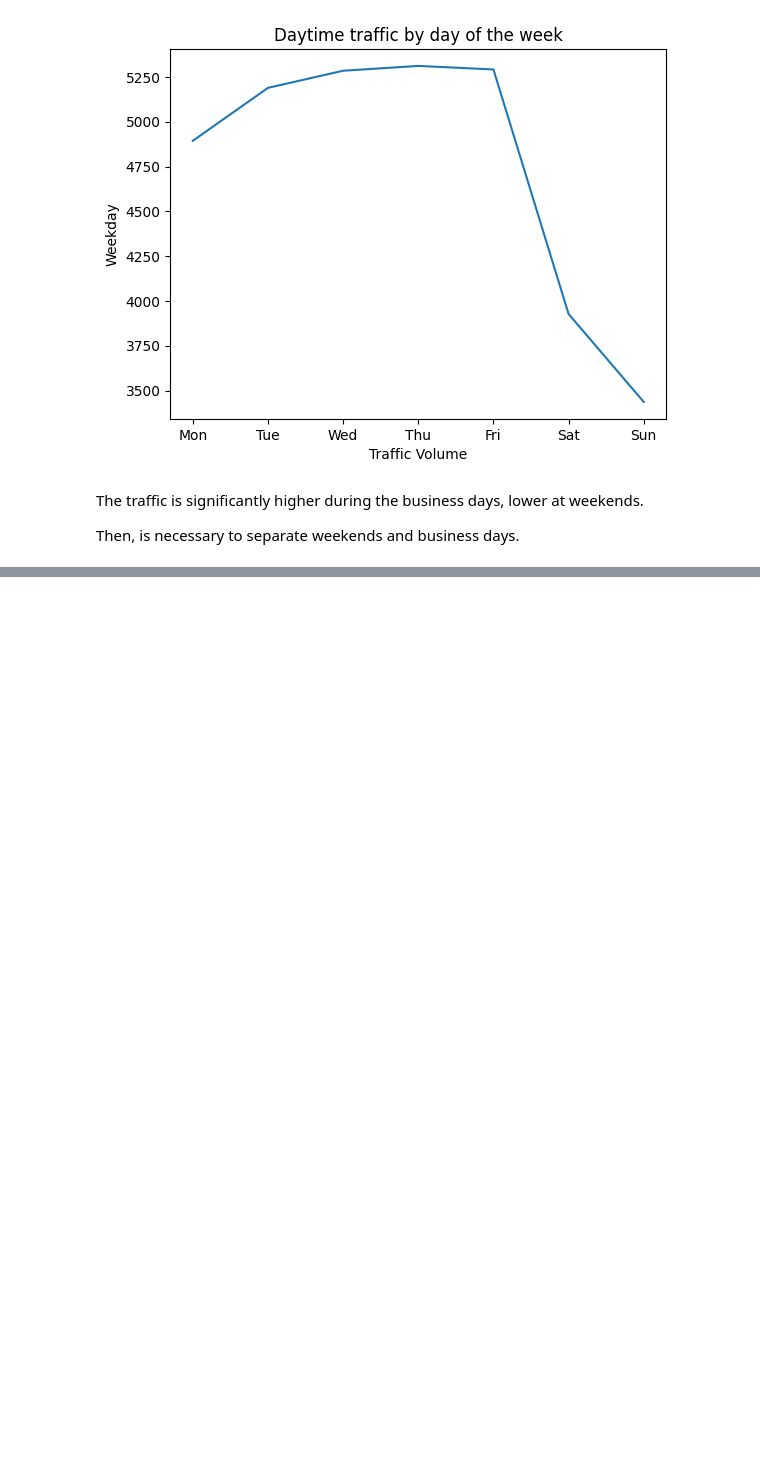
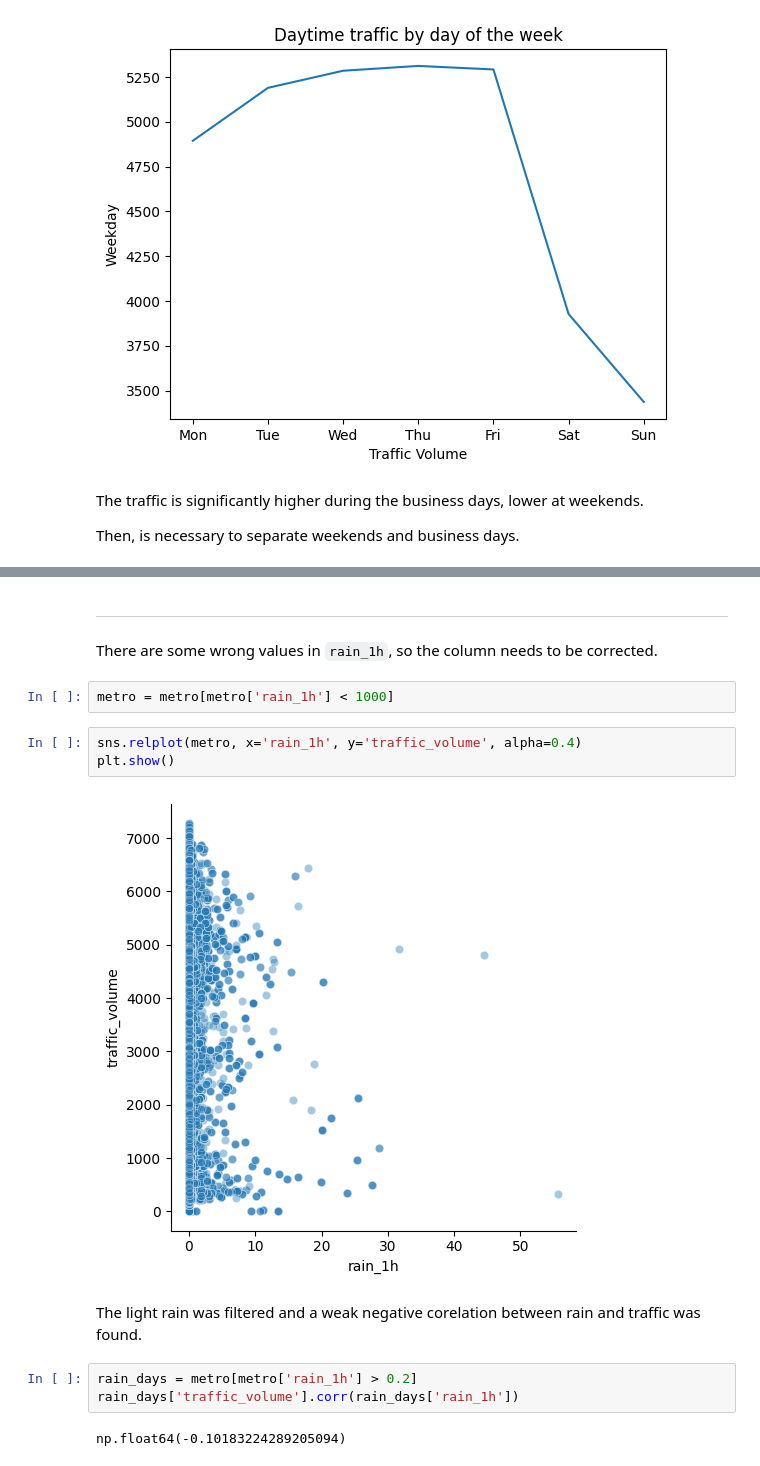
Before and after one commit to Krzesimir13/DataQuest, a Jupyter notebook: traffic_I_94.ipynb, the cells around one changed output, grey strips where cells are left out. Cells and saved outputs as stored; diff of their text form; blank space fills up the shorter version.

```diff
--- a/traffic_I_94.ipynb
+++ b/traffic_I_94.ipynb
@@ -226,0 +288,17 @@ Then, is necessary to separate weekends and business days.
+# %% [markdown]
+---
+There are some wrong values in `rain_1h`, so the column needs to be corrected.
+# %%
+metro = metro[metro['rain_1h'] < 1000]
+# %%
+sns.relplot(metro, x='rain_1h', y='traffic_volume', alpha=0.4)
+plt.show()
+# %% [output]
+[figure, added]
+# %% [markdown]
+The light rain was filtered and a weak negative corelation between rain and traffic was found.
+# %%
+rain_days = metro[metro['rain_1h'] > 0.2]
+rain_days['traffic_volume'].corr(rain_days['rain_1h'])
+# %% [output]
+np.float64(-0.10183224289205094)
```
Also changed, not shown: parts of 22 cells of this notebook.
